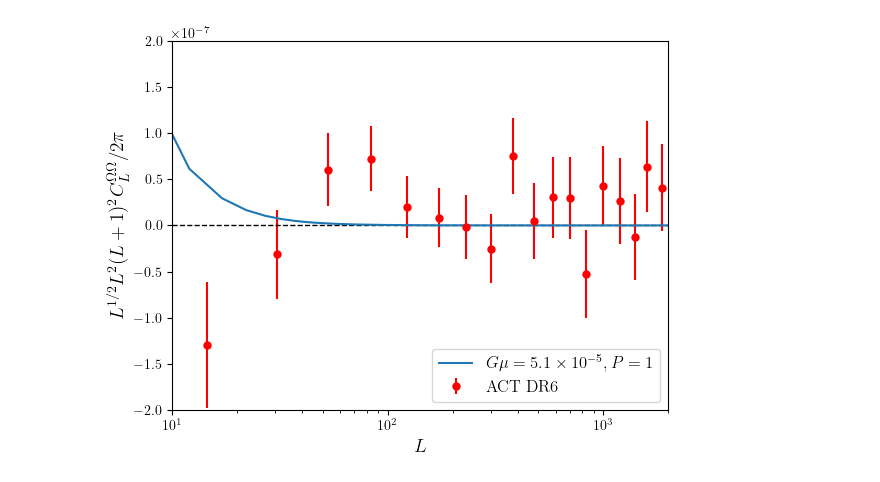
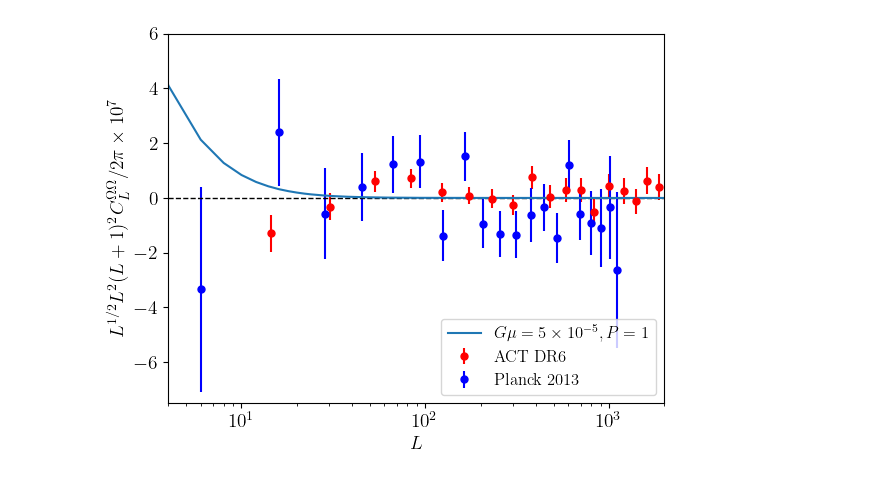
Before and after one commit to antolonappan/cosmic_strings, a Jupyter notebook: notebooks/data.ipynb, the cells around one changed output. Cells and saved outputs as stored; diff of their text form; code cells hidden in the pictures.

```diff
--- a/notebooks/data.ipynb
+++ b/notebooks/data.ipynb
@@ -15,3 +56,3 @@ PLANCK13 = cs.PLANCK13
 # %%
-l = np.arange(2, 2000)[::5]
-theory = cs.compute_cl(5.1e-5, 1,ell_arr=l,progress=True)
+l = np.arange(2, 2000)[::2]
+theory = compute_cl_backend(5e-5, 1,ell_arr=l)
@@ -31,13 +59,15 @@ plt.legend()
 # %%
-plt.errorbar(ACT.L, ACT.CL*cs.DR6_FACTOR(ACT.L), yerr=ACT.ER*cs.DR6_FACTOR(ACT.L), label='ACT DR6', color='red', fmt='o', markersize=5)
+plt.errorbar(ACT.L, ACT.CL*cs.DR6_FACTOR(ACT.L)*1e7, yerr=ACT.ER*cs.DR6_FACTOR(ACT.L)*1e7, label='ACT DR6', color='red', fmt='o', markersize=5)
+plt.errorbar(PLANCK13.L, PLANCK13.CL*cs.DR6_FACTOR(PLANCK13.L)*1e7, yerr=PLANCK13.ER*cs.DR6_FACTOR(PLANCK13.L)*1e7, fmt='o', label='Planck 2013', color='blue', markersize=5)
+#plt.errorbar(PLANCK.L, PLANCK.CL*cs.DR6_FACTOR(PLANCK.L)*1e7, yerr=PLANCK.ER*cs.DR6_FACTOR(PLANCK.L)*1e7, fmt='o', label='Planck 2018', color='green', markersize=5)
 plt.axhline(0, color='black', linestyle='--', linewidth=1)
-plt.plot(l, theory*cs.DR6_FACTOR(l), label=r'$G\mu=5.1\times10^{-5}, P=1$')
+plt.plot(l, theory*cs.DR6_FACTOR(l)*1e7, label=r'$G\mu=5\times10^{-5}, P=1$')
 plt.semilogx()
-plt.xlim(10, 2000)
-plt.ylim(-2e-7, 2e-7)
+plt.xlim(4, 2000)
+plt.ylim(-7.5, 6)
 plt.xlabel(r'$L$', fontsize=14)
-plt.ylabel(r'$L^{1/2} L^2(L+1)^2 C_L^{\Omega \Omega}/{2\pi}$', fontsize=14)
+plt.ylabel(r'$L^{1/2} L^2(L+1)^2 C_L^{\Omega \Omega}/{2\pi} \times 10^{7}$', fontsize=14)
 plt.legend(fontsize=12,loc='lower right')
 plt.savefig('plots/GmuP_Cl.pdf', dpi=300, bbox_inches='tight')
 # %% [output]
-[figure, old version]
+[figure, new version]
```
Also changed, not shown: parts of 3 cells of this notebook, 8 other files.
